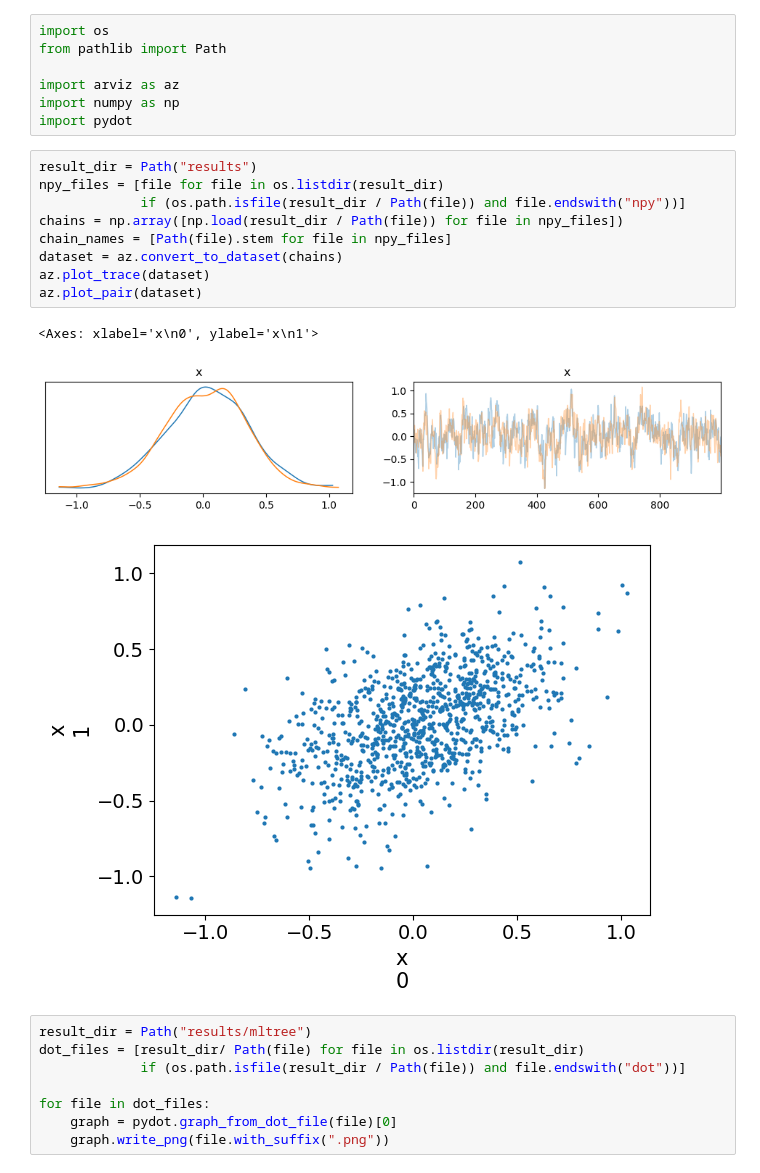
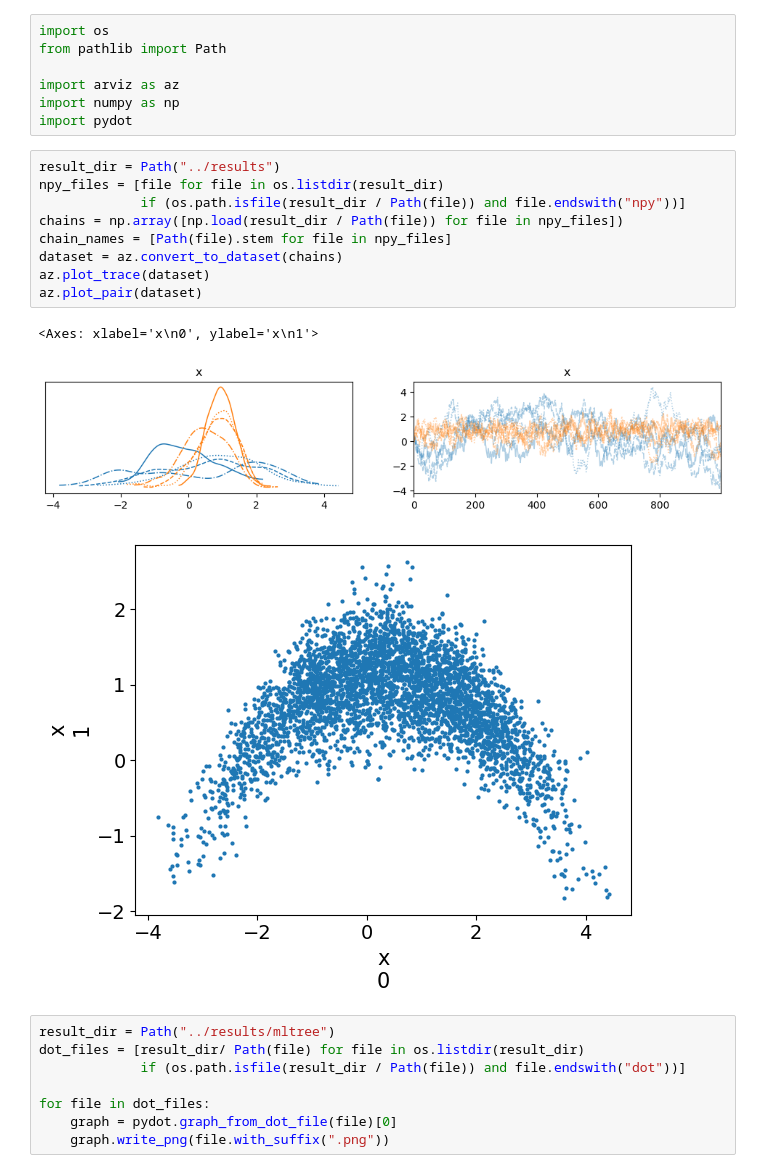
Before and after one commit to LarissaRickler/MTMLDA-1, a Jupyter notebook: postprocessing/postprocessing.ipynb, the cells around one changed output. Saved outputs shown, nothing was run; the diff lists cells and outputs as text.

Commit message:
chore(path): Update result path

```diff
--- a/postprocessing/postprocessing.ipynb
+++ b/postprocessing/postprocessing.ipynb
@@ -6,20 +6,20 @@ import arviz as az
 import numpy as np
 import pydot
 # %%
-result_dir = Path("results")
+result_dir = Path("../results")
 npy_files = [file for file in os.listdir(result_dir)
              if (os.path.isfile(result_dir / Path(file)) and file.endswith("npy"))]
 chains = np.array([np.load(result_dir / Path(file)) for file in npy_files])
 chain_names = [Path(file).stem for file in npy_files]
 dataset = az.convert_to_dataset(chains)
 az.plot_trace(dataset)
 az.plot_pair(dataset)
 # %% [output]
 <Axes: xlabel='x\n0', ylabel='x\n1'>
-[figure, old version]
+[figure, new version]
-[figure, old version]
+[figure, new version]
 # %%
-result_dir = Path("results/mltree")
+result_dir = Path("../results/mltree")
 dot_files = [result_dir/ Path(file) for file in os.listdir(result_dir)
              if (os.path.isfile(result_dir / Path(file)) and file.endswith("dot"))]
 
```
